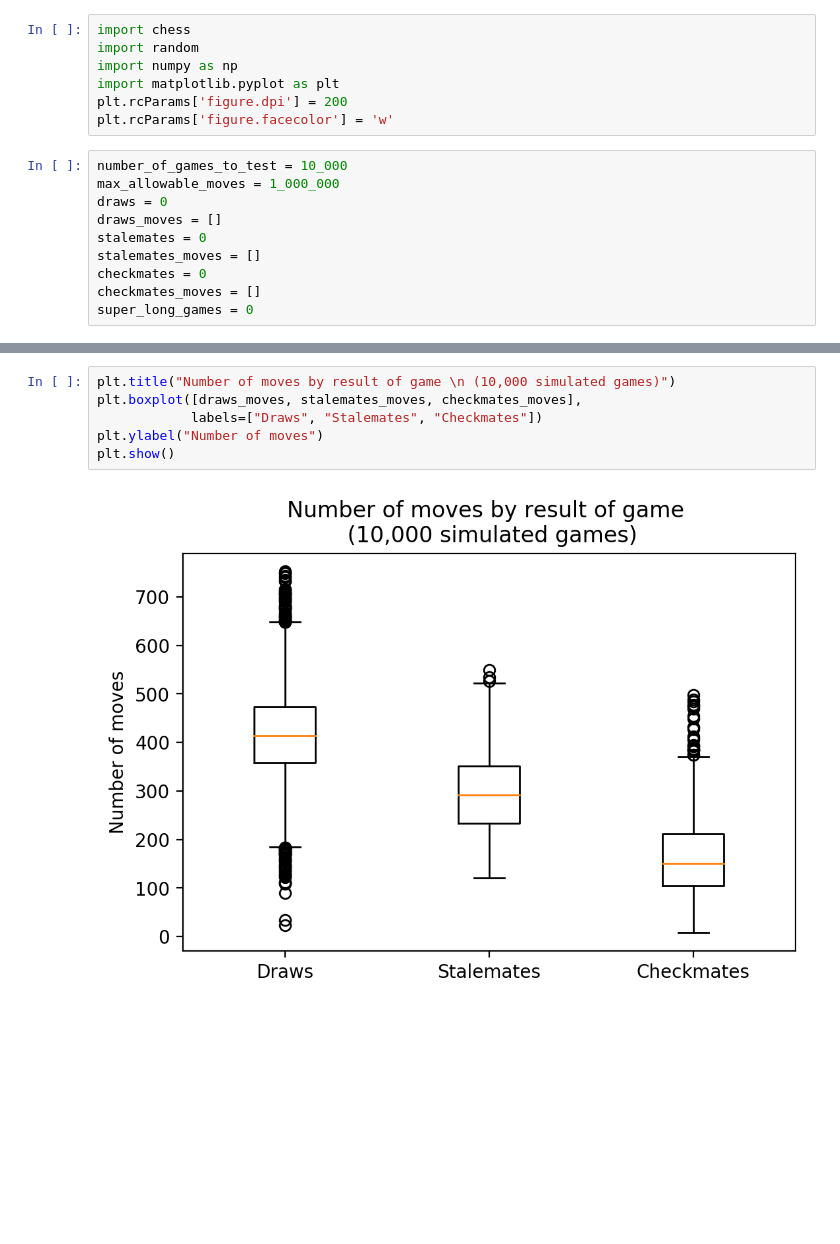
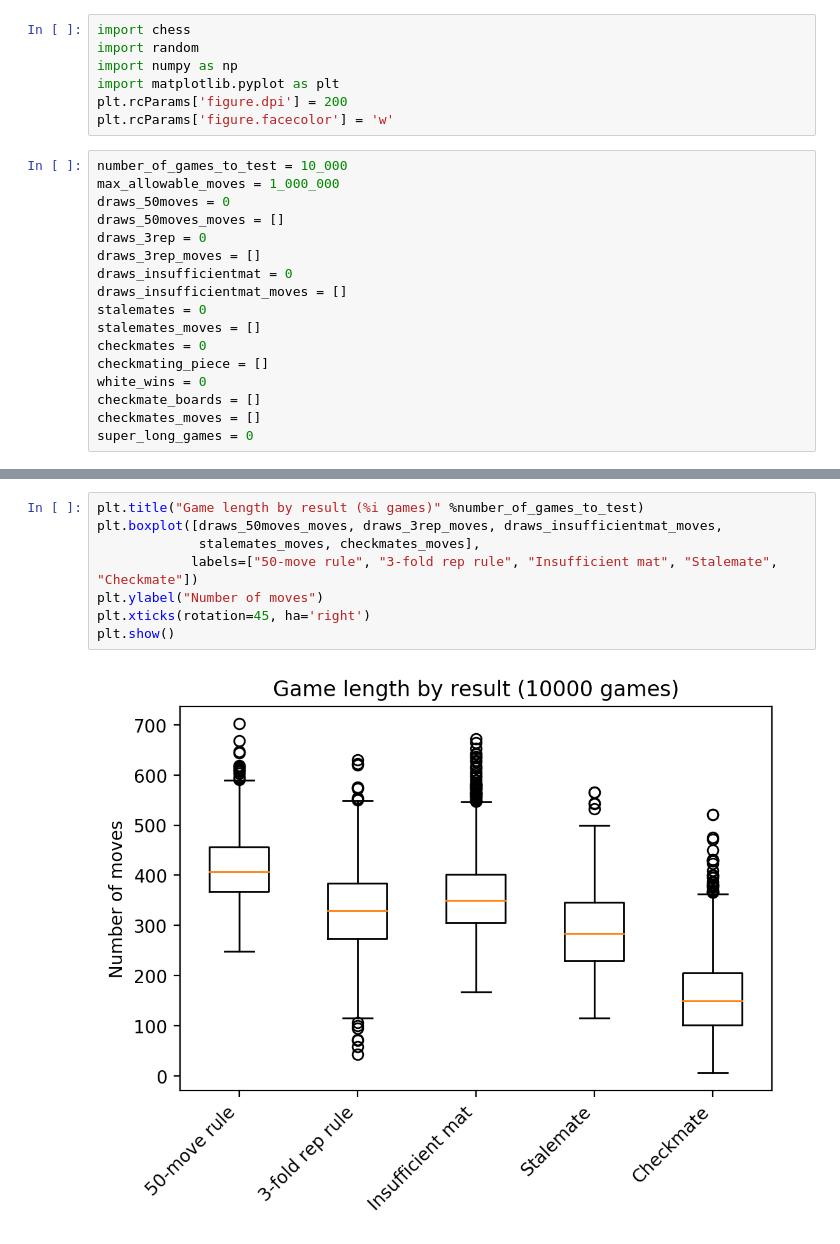
Before and after one commit to tfburns/random-chess, a Jupyter notebook: Random-moves-in-chess.ipynb, the cells around one changed output, grey strips where cells are left out. Saved outputs shown, nothing was run; the diff lists cells and outputs as text; blank space fills up the shorter version.

```diff
--- a/Random-moves-in-chess.ipynb
+++ b/Random-moves-in-chess.ipynb
@@ -15,11 +15,18 @@ plt.rcParams['figure.facecolor'] = 'w'
 # %%
 number_of_games_to_test = 10_000
 max_allowable_moves = 1_000_000
-draws = 0
-draws_moves = []
+draws_50moves = 0
+draws_50moves_moves = []
+draws_3rep = 0
+draws_3rep_moves = []
+draws_insufficientmat = 0
+draws_insufficientmat_moves = []
 stalemates = 0
 stalemates_moves = []
 checkmates = 0
+checkmating_piece = []
+white_wins = 0
+checkmate_boards = []
 checkmates_moves = []
 super_long_games = 0
 # %%
@@ -95,8 +155,10 @@ Average number of moves after checkmate: 163.4559125085441
 # %%
-plt.title("Number of moves by result of game \n (10,000 simulated games)")
-plt.boxplot([draws_moves, stalemates_moves, checkmates_moves],
-            labels=["Draws", "Stalemates", "Checkmates"])
+plt.title("Game length by result (%i games)" %number_of_games_to_test)
+plt.boxplot([draws_50moves_moves, draws_3rep_moves, draws_insufficientmat_moves,
+             stalemates_moves, checkmates_moves],
+            labels=["50-move rule", "3-fold rep rule", "Insufficient mat", "Stalemate", "Checkmate"])
 plt.ylabel("Number of moves")
+plt.xticks(rotation=45, ha='right')
 plt.show()
 # %% [output]
-[figure, old version]
+[figure, new version]
```
Also changed, not shown: parts of 10 cells of this notebook.
